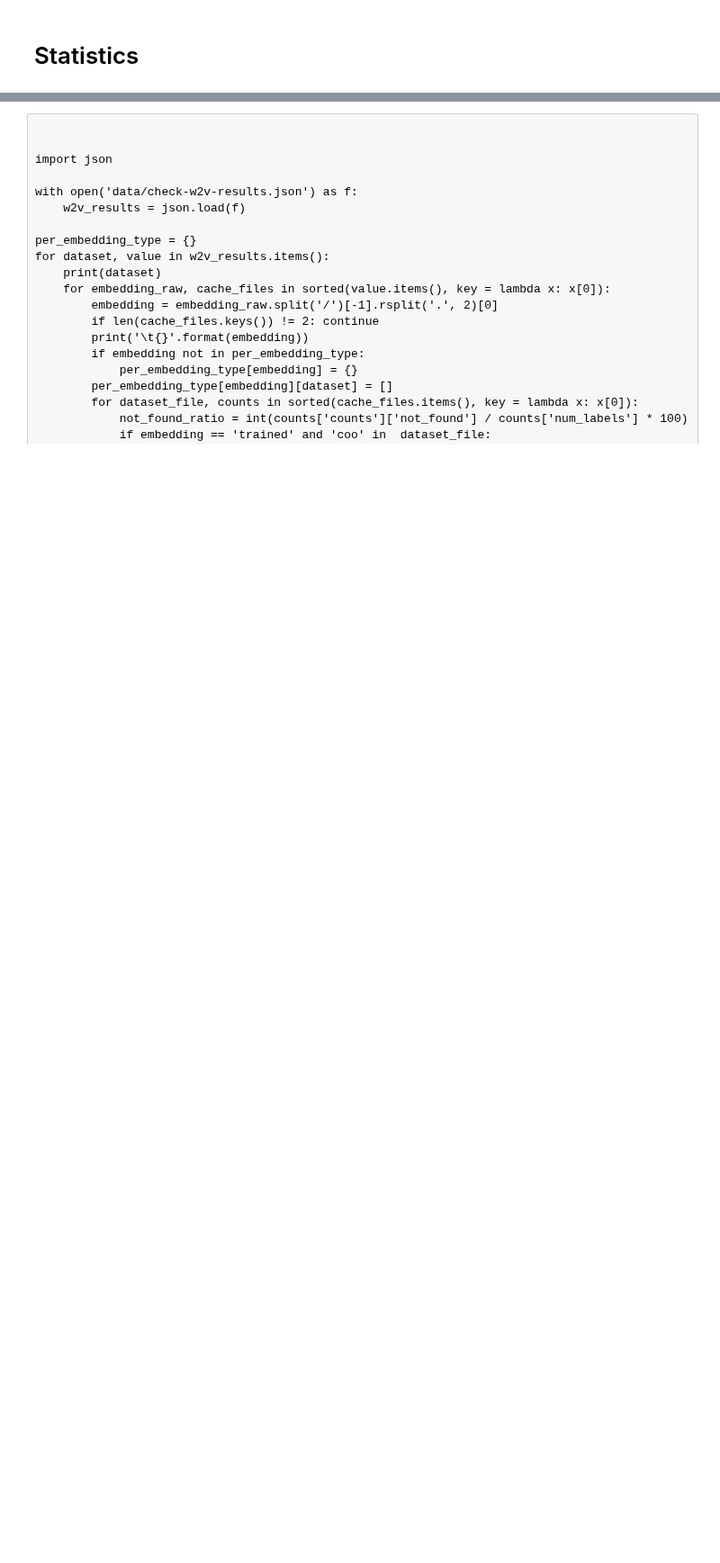
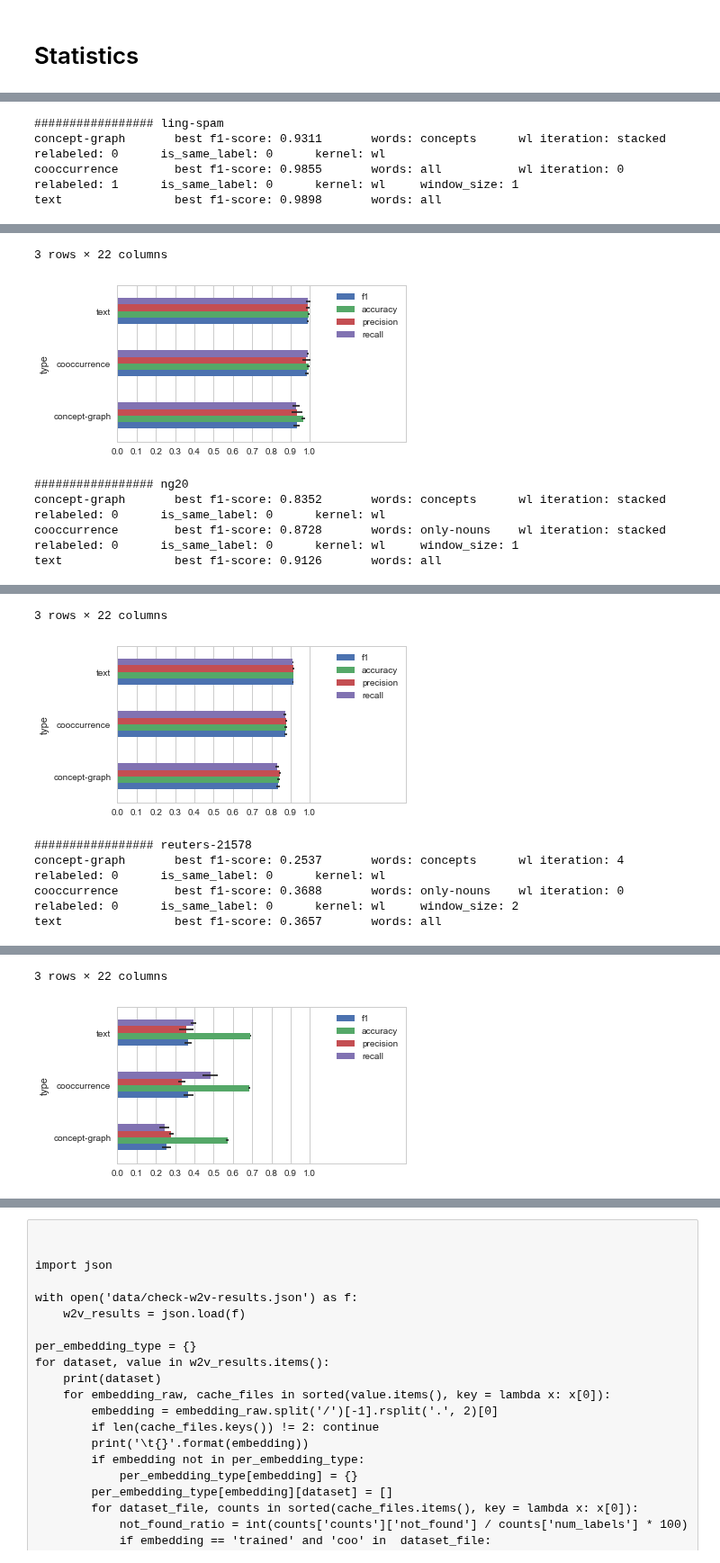
Before and after one commit to davidgengenbach/bachelor-thesis, a Jupyter notebook: code/statistics.ipynb, the cells around one changed output, grey strips where cells are left out. Shown at 90% size. Cells and saved outputs as stored; diff of their text form; code cells hidden in the pictures; blank space fills up the shorter version.

```diff
--- a/code/statistics.ipynb
+++ b/code/statistics.ipynb
@@ -107,7 +151,7 @@ df_all_.groupby('dataset').type.value_counts()
 #df_all = df_all_
 COLUMNS_OF_INTEREST = ['classifier', 'dataset', 'filename', 'lemmatized', 'accuracy', 'f1', 'precision', 'recall', 'mean_train_f1_macro', 'param_scaler', 'params', 'relabeled', 'same_label', 'std_test_accuracy', 'std_test_f1_macro', 'std_test_precision_macro', 'std_test_recall_macro', 'threshold', 'topn', 'window_size', 'wl_iteration', 'words']
 
-def plot_best_by_type(df_all, df, title = '', fontsize = 12, figsize = (6, 3), top = 0.85):
+def plot_best_by_type(df_all, df, df_dataset, title = '', fontsize = 12, figsize = (6, 3), top = 0.85):
     fig, ax = plt.subplots(figsize = figsize)
     els = df_all.iloc[df['mean_test_f1_macro'].idxmax()]
     els = els.set_index('type')
@@ -138,7 +182,12 @@ for name, df_dataset in sorted(df_all.groupby('dataset'), key = lambda x: x[0]):
     df_dataset_grouped_by_type = df_dataset.groupby('type')
     print('################# {}'.format(name))
     use_title = False
-    fig, ax = plot_best_by_type(df_all, df_dataset_grouped_by_type, 'Dataset: {}'.format(name) if use_title else None)
+    fig, ax = plot_best_by_type(df_all, df_dataset_grouped_by_type, df_dataset, 'Dataset: {}'.format(name) if use_title else None)
     fig.savefig('tmp/results/dataset-{}-best.png'.format(name), dpi = 150)
     plt.show()
     plt.close(fig)
+# %% [output]
+################# ling-spam
+concept-graph       best f1-score: 0.9311       words: concepts      wl iteration: stacked  relabeled: 0      is_same_label: 0      kernel: wl
+cooccurrence        best f1-score: 0.9855       words: all           wl iteration: 0        relabeled: 1      is_same_label: 0      kernel: wl     window_size: 1
+text                best f1-score: 0.9898       words: all
@@ -144,0 +199,6 @@ for name, df_dataset in sorted(df_all.groupby('dataset'), key = lambda x: x[0]):
+3 rows × 22 columns
+[figure, added]
+################# ng20
+concept-graph       best f1-score: 0.8352       words: concepts      wl iteration: stacked  relabeled: 0      is_same_label: 0      kernel: wl
+cooccurrence        best f1-score: 0.8728       words: only-nouns    wl iteration: stacked  relabeled: 0      is_same_label: 0      kernel: wl     window_size: 1
+text                best f1-score: 0.9126       words: all
@@ -144,0 +210,6 @@ for name, df_dataset in sorted(df_all.groupby('dataset'), key = lambda x: x[0]):
+3 rows × 22 columns
+[figure, added]
+################# reuters-21578
+concept-graph       best f1-score: 0.2537       words: concepts      wl iteration: 4        relabeled: 0      is_same_label: 0      kernel: wl
+cooccurrence        best f1-score: 0.3688       words: only-nouns    wl iteration: 0        relabeled: 0      is_same_label: 0      kernel: wl     window_size: 2
+text                best f1-score: 0.3657       words: all
@@ -144,0 +221,2 @@ for name, df_dataset in sorted(df_all.groupby('dataset'), key = lambda x: x[0]):
+3 rows × 22 columns
+[figure, added]
```
Also changed, not shown: parts of 10 cells of this notebook, 10 other files.
